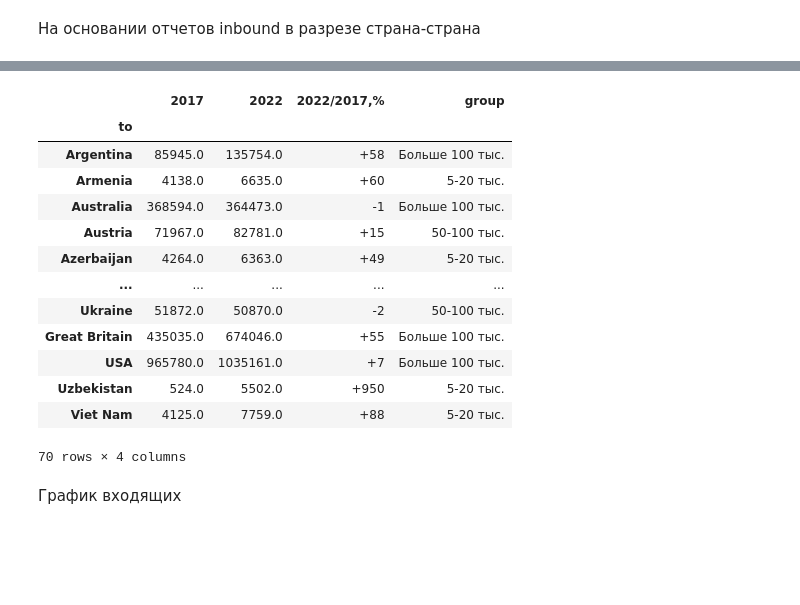
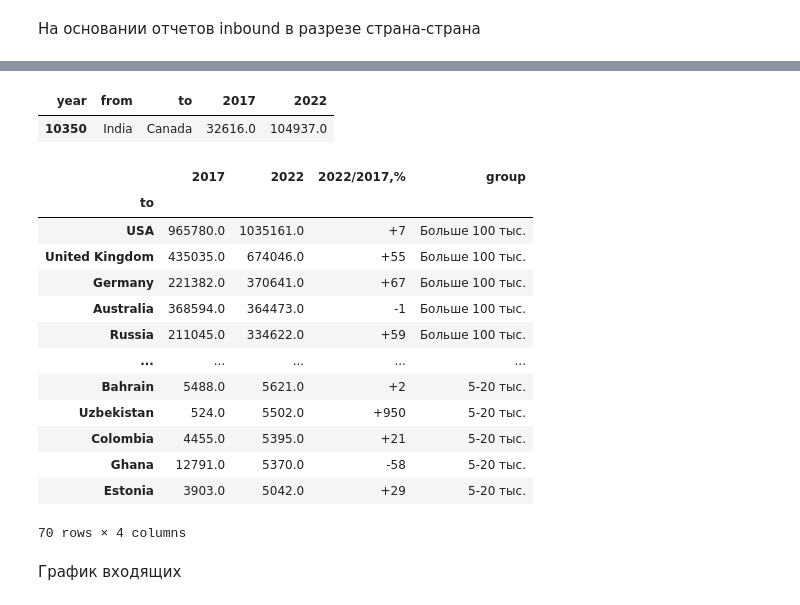
Before and after one commit to YuliyaTorgasheva/students_mobility, a Jupyter notebook: international_students_mob_CA.ipynb, the cells around one changed output, grey strips where cells are left out. Saved outputs shown, nothing was run; the diff lists cells and outputs as text; code cells hidden in the pictures; blank space fills up the shorter version.

```diff
--- a/international_students_mob_CA.ipynb
+++ b/international_students_mob_CA.ipynb
@@ -200,55 +216,53 @@ countries
+# %%
+countries[(countries['from'] == 'India') & (countries['to'] == 'Canada')]
+# %% [output]
+| year | from | to | 2017 | 2022 |
+| 10350 | India | Canada | 32616.0 | 104937.0 |
 # %%
+#суммируем входящий поток по странам, добавляем недостающие на уровне въезда страны со всего мира
 inbound = pd.merge(countries.groupby(['to'])['2017'].sum().reset_index(),
                  countries.groupby(['to'])['2022'].sum().reset_index(),
                  on = 'to',
                  how='left')
 inbound.loc[inbound['to']=='Egypt','2017']=51162
 inbound.loc[inbound['to']=='Thailand','2017'] = 43821
 inbound.loc[inbound['to']=='Mexico','2022']=51659
-inbound.loc[inbound['to']=='Iran (Islamic Republic of)','2022']=94406
+inbound.loc[inbound['to']=='Iran','2022']=94406
 # diff.loc[inbound['country_id']=='KAZ','2022']=26080
 inbound.loc[inbound['to']=='Ukraine','2022']=50870
-inbound.loc[inbound['to']=='Iran (Islamic Republic of)','to']='Iran'
-inbound.loc[inbound['to']=='United Kingdom of Great Britain and Northern Ireland','to']='Great Britain'
-inbound.loc[inbound['to']=='China, Hong Kong Special Administrative Region','to']='Hong Kong'
-inbound.loc[inbound['to']=='China, Macao Special Administrative Region','to']='Macao'
-inbound.loc[inbound['to']=='United States of America','to']='USA'
-inbound.loc[inbound['to']=='United Republic of Tanzania','to']='Tanzania'
-inbound.loc[inbound['to']=="Lao People's Democratic Republic",'to'] = 'Lao'
-inbound.loc[inbound['to']=="Turks and Caicos Islands",'to'] = 'Turks and Caicos'
 inbound = inbound[~(inbound['2017'].isna()) & ~(inbound['2022'].isna())]
 inbound = inbound[~(inbound['2017']==0) & ~(inbound['2022']==0)]
 inbound['2022/2017,%'] = round(inbound['2022']/inbound['2017']*100,0).astype(int)-100
 inbound['2022/2017,%'] = inbound['2022/2017,%'].apply(lambda x:'+'+str(x) if x>0 else str(x))
 inbound = inbound[inbound['2022']>5000]
 def group(x):
     if x<20000:
         group_name = '5-20 тыс.'
     elif 20000<=x<50000:
         group_name = '20-50 тыс.'
     elif 50000<=x<100000:
         group_name = '50-100 тыс.'
     else:
         group_name = 'Больше 100 тыс.'
     return group_name
 inbound['group'] = inbound['2022'].apply(lambda x: group(x))
 inbound.set_index('to', inplace=True)
-inbound.sort_values(by='2022/2017,%',ascending=False)
+inbound = inbound.sort_values(by='2022',ascending=False)
 inbound
 # %% [output]
 |  | 2017 | 2022 | 2022/2017,% | group |
 | to |  |  |  |  |
-| Argentina | 85945.0 | 135754.0 | +58 | Больше 100 тыс. |
-| Armenia | 4138.0 | 6635.0 | +60 | 5-20 тыс. |
+| USA | 965780.0 | 1035161.0 | +7 | Больше 100 тыс. |
+| United Kingdom | 435035.0 | 674046.0 | +55 | Больше 100 тыс. |
+| Germany | 221382.0 | 370641.0 | +67 | Больше 100 тыс. |
 | Australia | 368594.0 | 364473.0 | -1 | Больше 100 тыс. |
-| Austria | 71967.0 | 82781.0 | +15 | 50-100 тыс. |
-| Azerbaijan | 4264.0 | 6363.0 | +49 | 5-20 тыс. |
+| Russia | 211045.0 | 334622.0 | +59 | Больше 100 тыс. |
 | ... | ... | ... | ... | ... |
-| Ukraine | 51872.0 | 50870.0 | -2 | 50-100 тыс. |
-| Great Britain | 435035.0 | 674046.0 | +55 | Больше 100 тыс. |
-| USA | 965780.0 | 1035161.0 | +7 | Больше 100 тыс. |
+| Bahrain | 5488.0 | 5621.0 | +2 | 5-20 тыс. |
 | Uzbekistan | 524.0 | 5502.0 | +950 | 5-20 тыс. |
-| Viet Nam | 4125.0 | 7759.0 | +88 | 5-20 тыс. |
+| Colombia | 4455.0 | 5395.0 | +21 | 5-20 тыс. |
+| Ghana | 12791.0 | 5370.0 | -58 | 5-20 тыс. |
+| Estonia | 3903.0 | 5042.0 | +29 | 5-20 тыс. |
 70 rows × 4 columns
 # %% [markdown]
 График входящих
```
Also changed, not shown: parts of 18 cells of this notebook.
